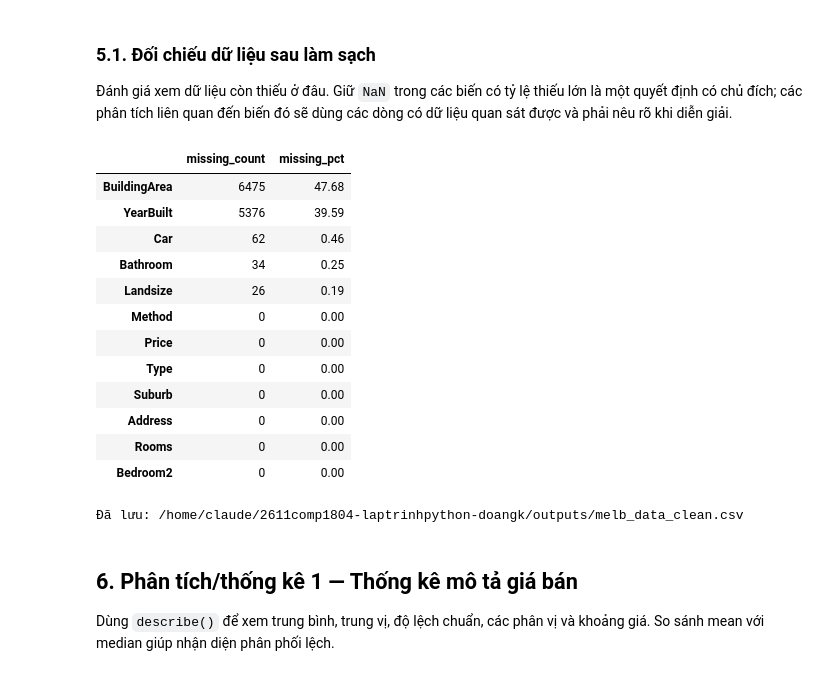
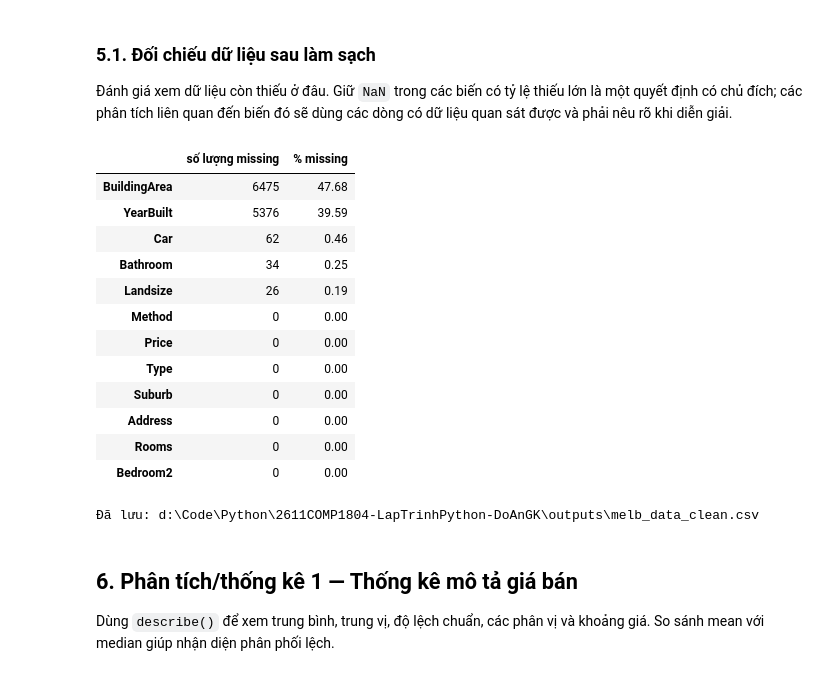
Before and after one commit to KhaiNguyen54/2611COMP1804-LapTrinhPython-DoAnGK, a Jupyter notebook: melbourne_data_analysis_pipeline.ipynb, the cells around one changed output. Cells and saved outputs as stored; diff of their text form; code cells hidden in the pictures.

```diff
--- a/melbourne_data_analysis_pipeline.ipynb
+++ b/melbourne_data_analysis_pipeline.ipynb
@@ -290,12 +298,15 @@ Giá bán cao không bị coi là ngoại lai để loại bỏ: đó là các g
 
 Các ngưỡng hợp lệ là quy tắc phân tích cần được mô tả trong báo cáo, không phải chân lý tuyệt đối của dữ liệu bất động sản.
 # %%
+# Hàm làm sạch dữ liệu
 def clean_data(df_input: pd.DataFrame) -> pd.DataFrame:
     data = df_input.copy().drop_duplicates().copy()
 
+# Xử lý cột ngày tháng
     if "Date" in data.columns:
         data["Date"] = pd.to_datetime(data["Date"], dayfirst=True, errors="coerce")
 
+# Đảm bảo các cột số là kiểu số, chuyển đổi các giá trị không hợp lệ thành NaN
     numeric_cols = [
         "Rooms", "Price", "Distance", "Postcode", "Bedroom2", "Bathroom",
         "Car", "Landsize", "BuildingArea", "YearBuilt", "Lattitude",
@@ -305,32 +316,36 @@ def clean_data(df_input: pd.DataFrame) -> pd.DataFrame:
         if col in data.columns:
             data[col] = pd.to_numeric(data[col], errors="coerce")
 
-    # Cờ này phản ánh thiếu trước khi áp dụng quy tắc giá trị không hợp lý.
+# Giữ nguyên thông tin về các giá trị bị thiếu trước khi loại bỏ các giá trị không hợp lý
     for col in ["Car", "BuildingArea", "YearBuilt", "CouncilArea"]:
         if col in data.columns:
             data[f"{col}_was_missing"] = data[col].isna().astype("int8")
 
-    data.loc[data["Price"] ≤  0, "Price"] = np.nan
-    data.loc[data["Rooms"] ≤  0, "Rooms"] = np.nan
+# Loại bỏ các giá trị không hợp lý theo quy tắc đã xác định
+    data.loc[data["Price"] <=  0, "Price"] = np.nan
+    data.loc[data["Rooms"] <=  0, "Rooms"] = np.nan
     data.loc[data["Distance"] < 0, "Distance"] = np.nan
     data.loc[data["Landsize"] < 0, "Landsize"] = np.nan
-    data.loc[data["BuildingArea"] ≤  0, "BuildingArea"] = np.nan
+    data.loc[data["BuildingArea"] <=  0, "BuildingArea"] = np.nan
     data.loc[data["YearBuilt"] < 1700, "YearBuilt"] = np.nan
-    # Ngoại lai: bỏ giá trị diện tích phi thực tế và 0 phòng tắm, giữ giao dịch.
     data.loc[data["Landsize"] > 10_000, "Landsize"] = np.nan
     data.loc[data["BuildingArea"] > 1_000, "BuildingArea"] = np.nan
     data.loc[data["Bathroom"] == 0, "Bathroom"] = np.nan
     data.loc[~data["Lattitude"].between(-39.5, -36.0), "Lattitude"] = np.nan
     data.loc[~data["Longtitude"].between(142.0, 147.0), "Longtitude"] = np.nan
 
+# Loại bỏ các dòng có giá trị null trong cột Price và điền giá trị "Unknown" cho cột CouncilArea nếu bị thiếu
+# Giữ Price vì đây là biến mục tiêu
     data = data.dropna(subset=["Price"])
     data["CouncilArea"] = data["CouncilArea"].fillna("Unknown")
 
+# Tách cột ngày tháng thành các cột riêng biệt cho năm và tháng
+# Lí do tách: để phân tích xu hướng giá theo thời gian xác định
     data["SaleYear"] = data["Date"].dt.year
     data["SaleMonth"] = data["Date"].dt.month
     return data.reset_index(drop=True)
 
-
+#In thông tin
 df_clean = clean_data(df_raw)
 print("Kích thước ban đầu:", df_raw.shape)
 print("Kích thước sau làm sạch:", df_clean.shape)
@@ -353,18 +368,19 @@ Ngày không parse được: 0
 
 Đánh giá xem dữ liệu còn thiếu ở đâu. Giữ `NaN` trong các biến có tỷ lệ thiếu lớn là một quyết định có chủ đích; các phân tích liên quan đến biến đó sẽ dùng các dòng có dữ liệu quan sát được và phải nêu rõ khi diễn giải.
 # %%
+#Report data sau làm sạch
 clean_missing_report = pd.DataFrame({
-    "missing_count": df_clean.isna().sum(),
-    "missing_pct": (df_clean.isna().mean() * 100).round(2),
-}).sort_values("missing_pct", ascending=False)
+    "số lượng missing": df_clean.isna().sum(),
+    "% missing": (df_clean.isna().mean() * 100).round(2),
+}).sort_values("% missing", ascending=False)
 display(clean_missing_report.head(12))
 
 # Lưu bản sạch để có thể dùng lại ở các phần sau.
 clean_path = OUTPUT_DIR / "melb_data_clean.csv"
 df_clean.to_csv(clean_path, index=False, encoding="utf-8-sig")
 print("Đã lưu:", clean_path)
 # %% [output]
-|  | missing_count | missing_pct |
+|  | số lượng missing | % missing |
 | BuildingArea | 6475 | 47.68 |
 | YearBuilt | 5376 | 39.59 |
 | Car | 62 | 0.46 |
@@ -377,7 +393,7 @@ print("Đã lưu:", clean_path)
 | Address | 0 | 0.00 |
 | Rooms | 0 | 0.00 |
 | Bedroom2 | 0 | 0.00 |
-Đã lưu: /home/claude/2611comp1804-laptrinhpython-doangk/outputs/melb_data_clean.csv
+Đã lưu: d:\Code\Python\2611COMP1804-LapTrinhPython-DoAnGK\outputs\melb_data_clean.csv
 # %% [markdown]
 ## 6. Phân tích/thống kê 1 — Thống kê mô tả giá bán
 
```
Also changed, not shown: parts of 13 cells of this notebook, 12 other files.
